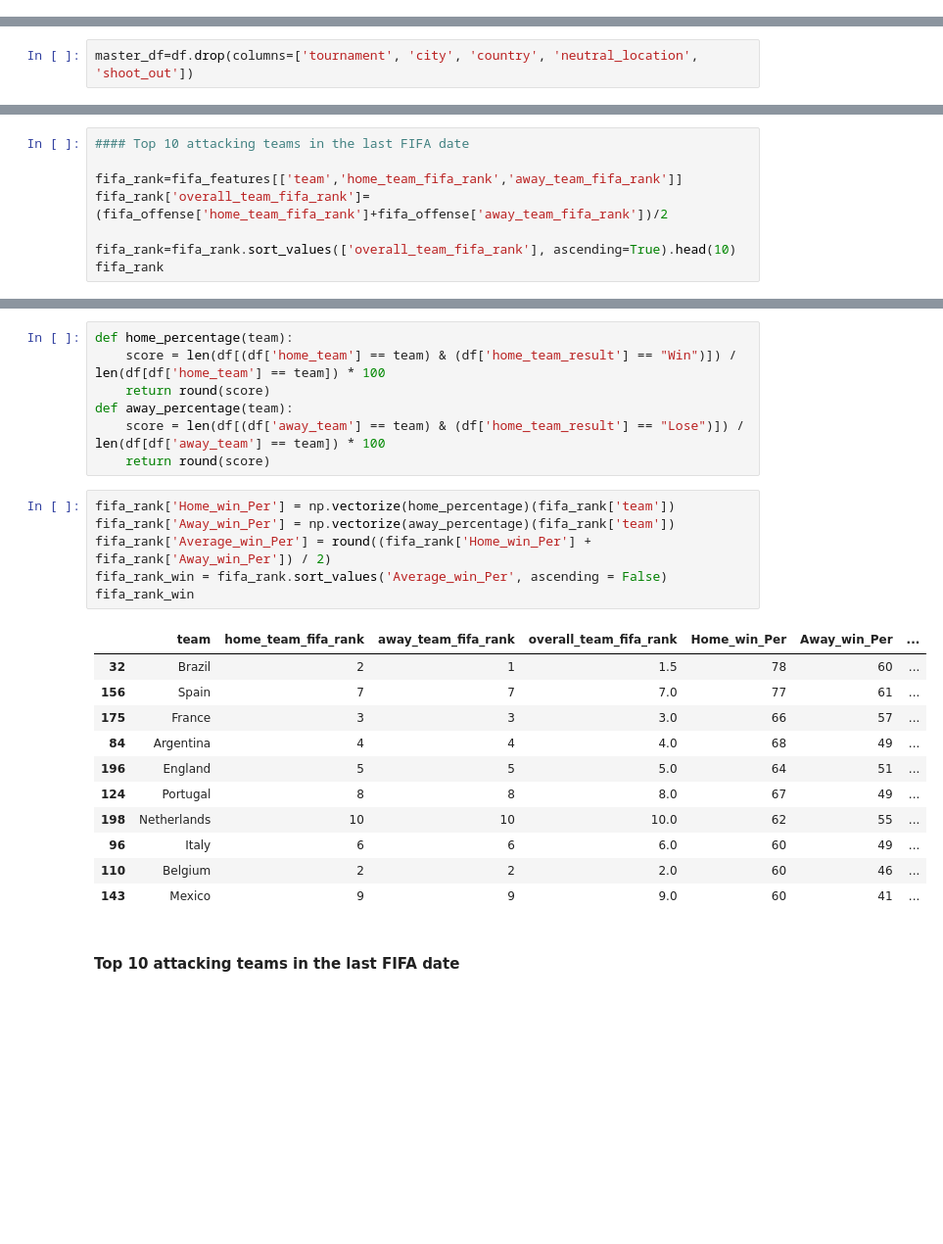
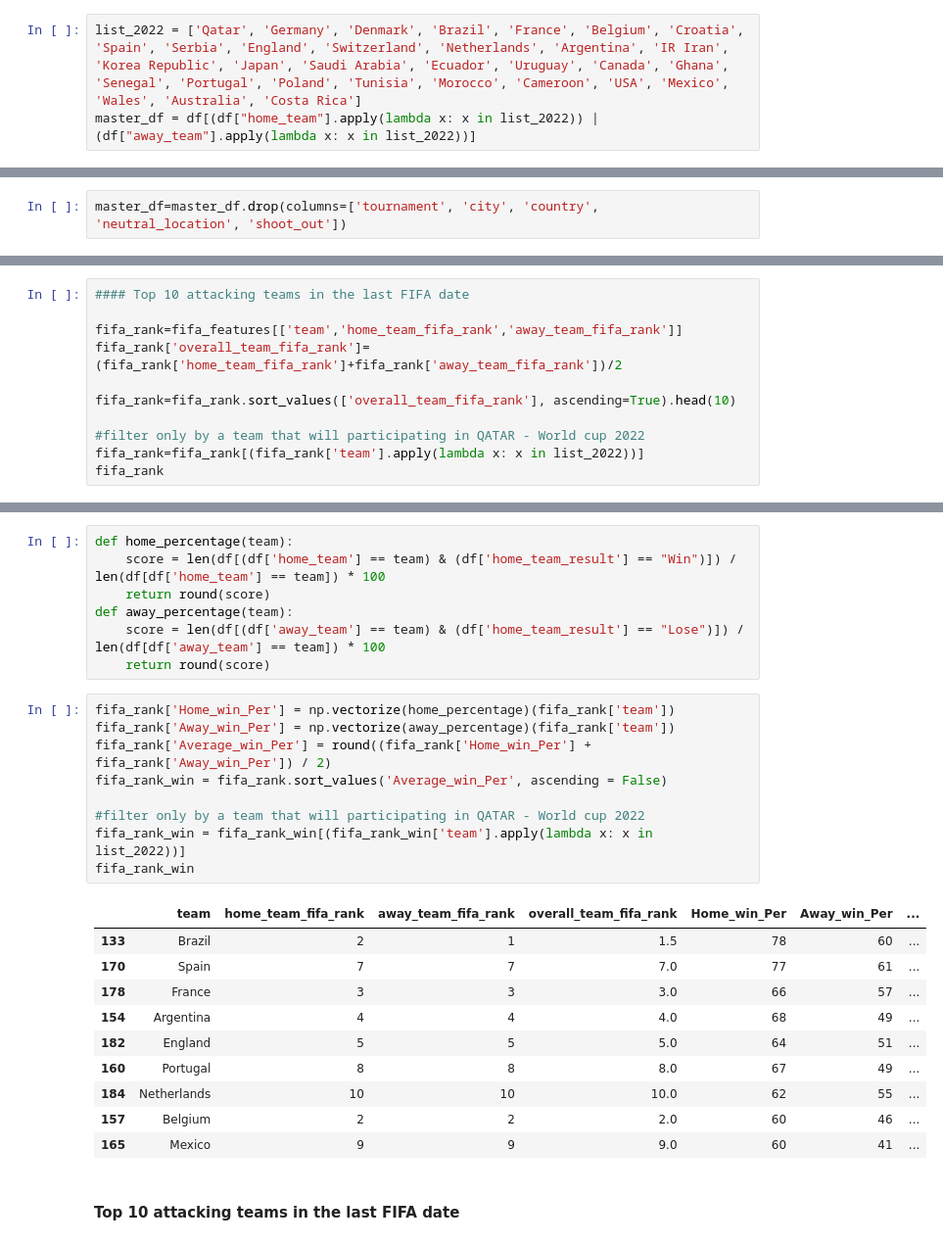
Before and after one commit to brunoodutra/Predicti-World-Cup-2022, a Jupyter notebook: EDA_ranks_lasts_cups.ipynb, the cells around one changed output, grey strips where cells are left out. Shown at 98% size. Saved outputs shown, nothing was run; the diff lists cells and outputs as text; blank space fills up the shorter version.

```diff
--- a/EDA_ranks_lasts_cups.ipynb
+++ b/EDA_ranks_lasts_cups.ipynb
@@ -39,9 +41,12 @@ def get_last_register_in_FIFA(df):
+# %%
+list_2022 = ['Qatar', 'Germany', 'Denmark', 'Brazil', 'France', 'Belgium', 'Croatia', 'Spain', 'Serbia', 'England', 'Switzerland', 'Netherlands', 'Argentina', 'IR Iran', 'Korea Republic', 'Japan', 'Saudi Arabia', 'Ecuador', 'Uruguay', 'Canada', 'Ghana', 'Senegal', 'Portugal', 'Poland', 'Tunisia', 'Morocco', 'Cameroon', 'USA', 'Mexico', 'Wales', 'Australia', 'Costa Rica']
+master_df = df[(df["home_team"].apply(lambda x: x in list_2022)) | (df["away_team"].apply(lambda x: x in list_2022))]
 # %% [markdown]
 ##### separating  values from home_team and away_team
 # %% [markdown]
 drop non used values
 # %%
-master_df=df.drop(columns=['tournament', 'city', 'country', 'neutral_location', 'shoot_out'])
+master_df=master_df.drop(columns=['tournament', 'city', 'country', 'neutral_location', 'shoot_out'])
 # %% [markdown]
 inser the away_team_result in dataset
 # %%
@@ -93,9 +99,12 @@ Index(['team', 'home_team_continent', 'home_team_fifa_rank',
 #### Top 10 attacking teams in the last FIFA date
 
 fifa_rank=fifa_features[['team','home_team_fifa_rank','away_team_fifa_rank']]
-fifa_rank['overall_team_fifa_rank']=(fifa_offense['home_team_fifa_rank']+fifa_offense['away_team_fifa_rank'])/2
+fifa_rank['overall_team_fifa_rank']=(fifa_rank['home_team_fifa_rank']+fifa_rank['away_team_fifa_rank'])/2
 
 fifa_rank=fifa_rank.sort_values(['overall_team_fifa_rank'], ascending=True).head(10)
+
+#filter only by a team that will participating in QATAR - World cup 2022
+fifa_rank=fifa_rank[(fifa_rank['team'].apply(lambda x: x in list_2022))]
 fifa_rank
 # %% [output]
 |  | team | home_team_fifa_rank | away_team_fifa_rank | overall_team_fifa_rank |
@@ -127,21 +135,23 @@ def away_percentage(team):
 # %%
 fifa_rank['Home_win_Per'] = np.vectorize(home_percentage)(fifa_rank['team'])
 fifa_rank['Away_win_Per'] = np.vectorize(away_percentage)(fifa_rank['team'])
 fifa_rank['Average_win_Per'] = round((fifa_rank['Home_win_Per'] + fifa_rank['Away_win_Per']) / 2)
 fifa_rank_win = fifa_rank.sort_values('Average_win_Per', ascending = False)
+
+#filter only by a team that will participating in QATAR - World cup 2022
+fifa_rank_win = fifa_rank_win[(fifa_rank_win['team'].apply(lambda x: x in list_2022))]
 fifa_rank_win
 # %% [output]
 |  | team | home_team_fifa_rank | away_team_fifa_rank | overall_team_fifa_rank | Home_win_Per | Away_win_Per | ... |
-| 32 | Brazil | 2 | 1 | 1.5 | 78 | 60 | ... |
-| 156 | Spain | 7 | 7 | 7.0 | 77 | 61 | ... |
-| 175 | France | 3 | 3 | 3.0 | 66 | 57 | ... |
-| 84 | Argentina | 4 | 4 | 4.0 | 68 | 49 | ... |
-| 196 | England | 5 | 5 | 5.0 | 64 | 51 | ... |
-| 124 | Portugal | 8 | 8 | 8.0 | 67 | 49 | ... |
-| 198 | Netherlands | 10 | 10 | 10.0 | 62 | 55 | ... |
-| 96 | Italy | 6 | 6 | 6.0 | 60 | 49 | ... |
-| 110 | Belgium | 2 | 2 | 2.0 | 60 | 46 | ... |
-| 143 | Mexico | 9 | 9 | 9.0 | 60 | 41 | ... |
+| 133 | Brazil | 2 | 1 | 1.5 | 78 | 60 | ... |
+| 170 | Spain | 7 | 7 | 7.0 | 77 | 61 | ... |
+| 178 | France | 3 | 3 | 3.0 | 66 | 57 | ... |
+| 154 | Argentina | 4 | 4 | 4.0 | 68 | 49 | ... |
+| 182 | England | 5 | 5 | 5.0 | 64 | 51 | ... |
+| 160 | Portugal | 8 | 8 | 8.0 | 67 | 49 | ... |
+| 184 | Netherlands | 10 | 10 | 10.0 | 62 | 55 | ... |
+| 157 | Belgium | 2 | 2 | 2.0 | 60 | 46 | ... |
+| 165 | Mexico | 9 | 9 | 9.0 | 60 | 41 | ... |
 # %% [markdown]
 #### Top 10 attacking teams in the last FIFA date
 # %%
```
Also changed, not shown: parts of 17 cells of this notebook.
